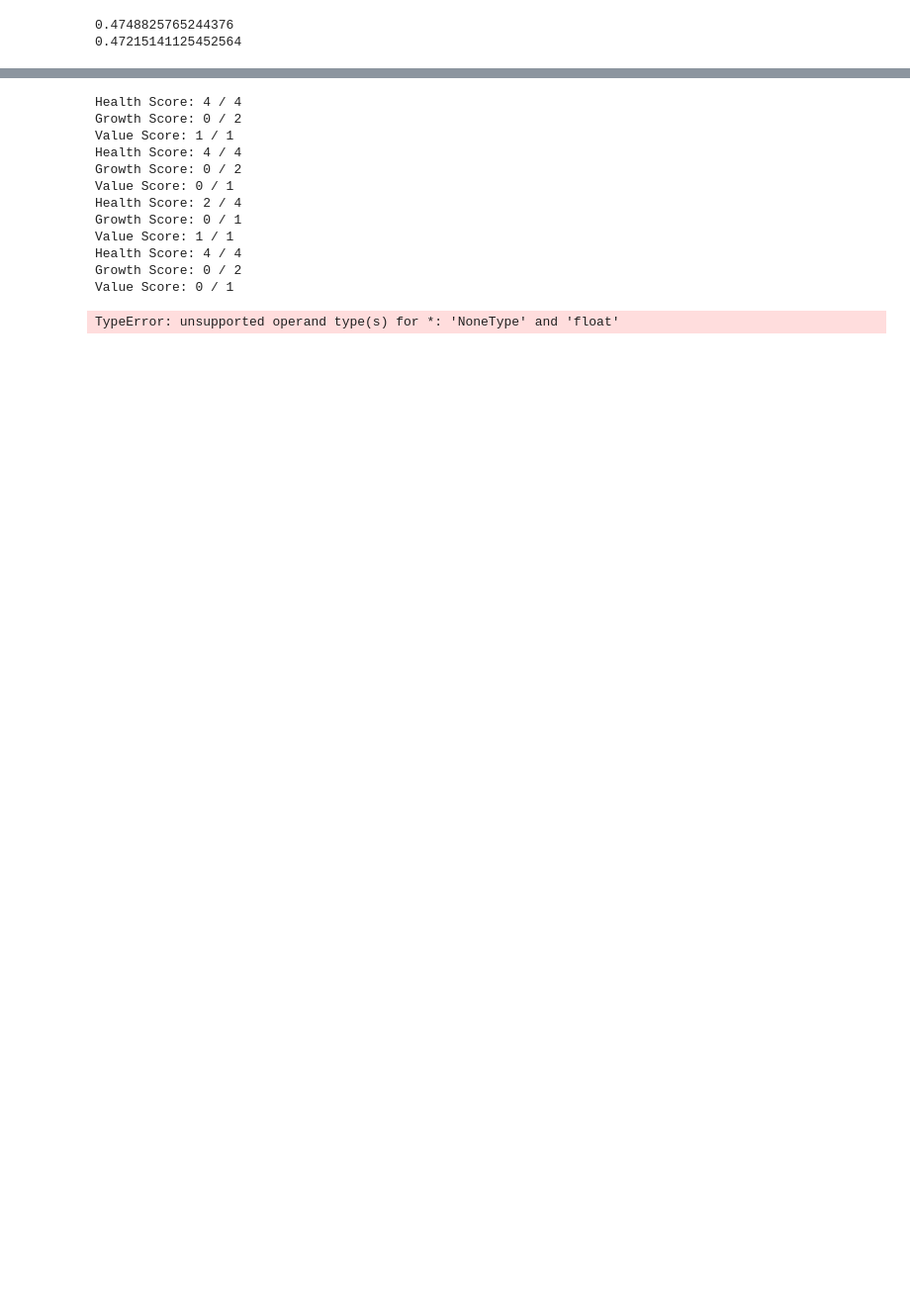
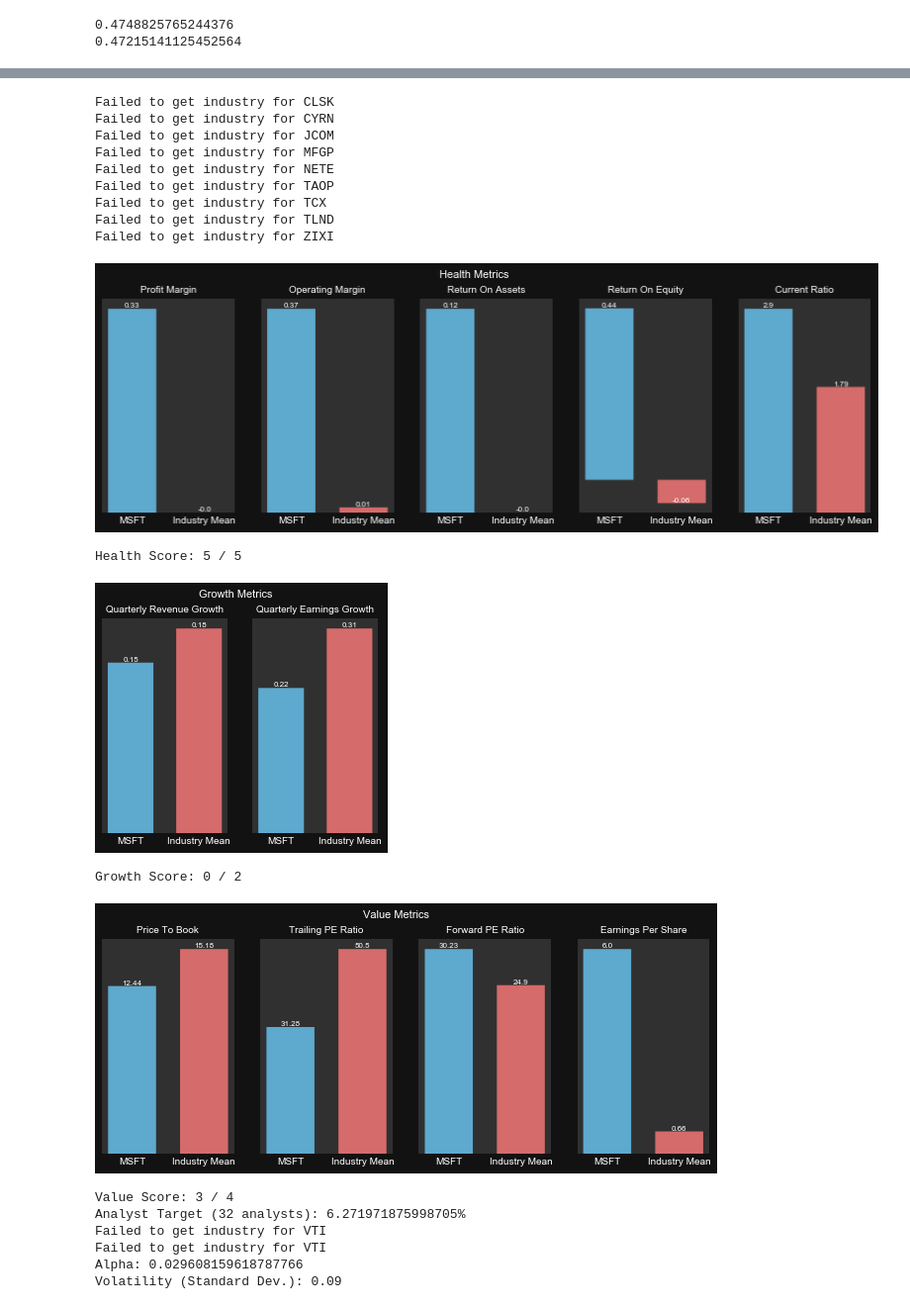
Before and after one commit to KevinJustinYu/Stock-Market-Analysis, a Jupyter notebook: company.ipynb, the cells around one changed output, grey strips where cells are left out. Shown at 99% size. Saved outputs shown, nothing was run; the diff lists cells and outputs as text; code cells hidden in the pictures; blank space fills up the shorter version.

```diff
--- a/company.ipynb
+++ b/company.ipynb
@@ -110,16 +79,23 @@ Name: Adj Close, Length: 2467, dtype: float64
 # %%
-rank_companies_by_score([company("MSFT"), company("NKE"), company("EIX"), company("SNE"), company("FB")])
+rank_companies_by_score([Company("MSFT"), Company("NKE"), Company("EIX"), Company("SNE"), Company("FB")])
 # %% [output]
-Health Score: 4 / 4
-Growth Score: 0 / 2
-Value Score: 1 / 1
-Health Score: 4 / 4
-Growth Score: 0 / 2
-Value Score: 0 / 1
-Health Score: 2 / 4
-Growth Score: 0 / 1
-Value Score: 1 / 1
-Health Score: 4 / 4
-Growth Score: 0 / 2
-Value Score: 0 / 1
+Failed to get industry for CLSK
+Failed to get industry for CYRN
+Failed to get industry for JCOM
+Failed to get industry for MFGP
+Failed to get industry for NETE
+Failed to get industry for TAOP
+Failed to get industry for TCX
+Failed to get industry for TLND
+Failed to get industry for ZIXI
+[figure, added]
-TypeError: unsupported operand type(s) for *: 'NoneType' and 'float'
+Health Score: 5 / 5
+[figure, added]
+Growth Score: 0 / 2
+[figure, added]
+Value Score: 3 / 4
+Analyst Target (32 analysts): 6.271971875998705%
+Failed to get industry for VTI
+Failed to get industry for VTI
+Alpha: 0.029608159618787766
+Volatility (Standard Dev.): 0.09
```
Also changed, not shown: parts of 21 cells of this notebook, 2 other files.
